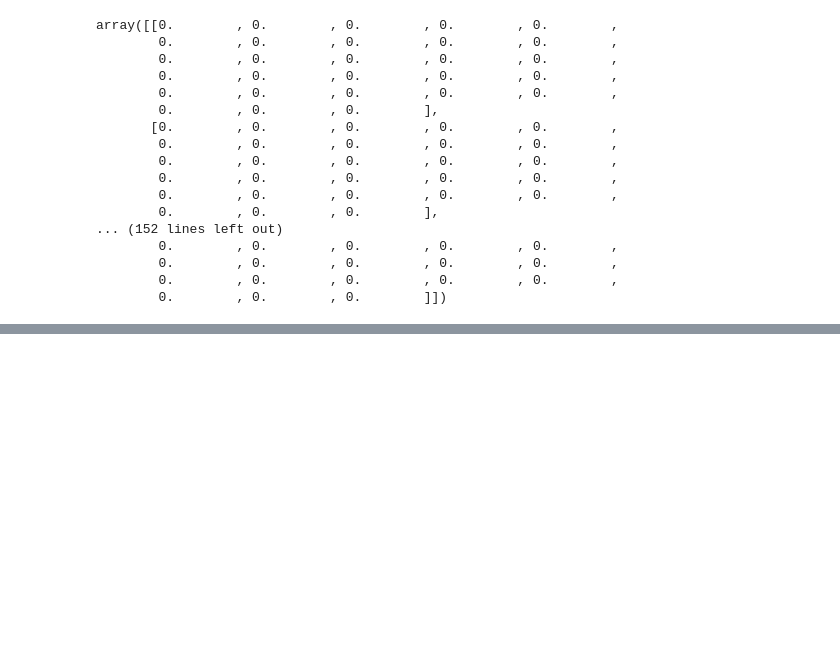
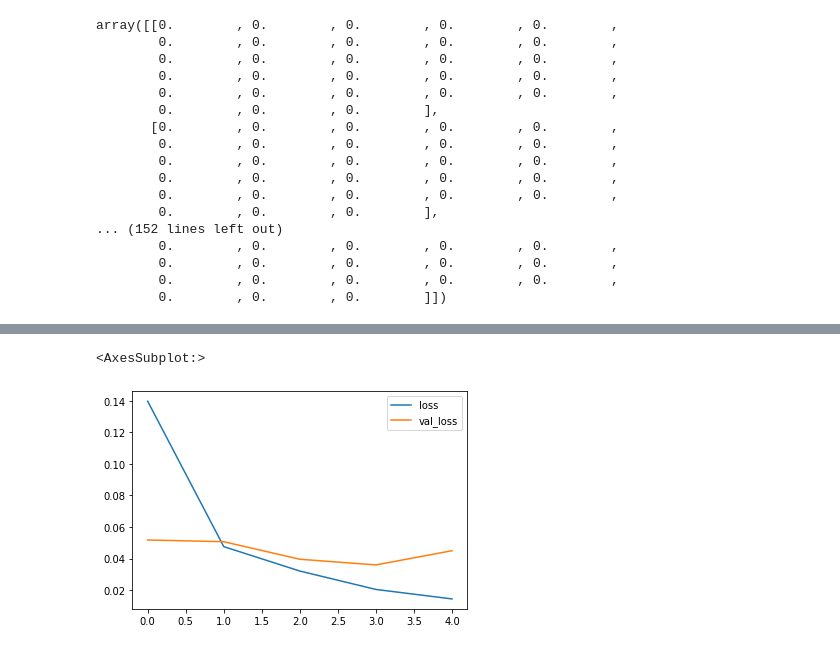
Before and after one commit to gtechzilla/tensorflow_certification, a Jupyter notebook: CNN/mnist.ipynb, the cells around one changed output, grey strips where cells are left out. Cells and saved outputs as stored; diff of their text form; code cells hidden in the pictures; blank space fills up the shorter version.

Commit message:
Model evaluation

```diff
--- a/CNN/mnist.ipynb
+++ b/CNN/mnist.ipynb
@@ -95 +97,5 @@ Epoch 4/10
 <tensorflow.python.keras.callbacks.History at 0x...>
+# %%
+#Evaluating our model
+metrics = pd.DataFrame(model.history.history)
+metrics
@@ -95,0 +109,5 @@ Epoch 4/10
+# %%
+metrics[['loss', 'val_loss']].plot()
+# %% [output]
+<AxesSubplot:>
+[figure, added]
```
Also changed, not shown: parts of 5 cells of this notebook.
